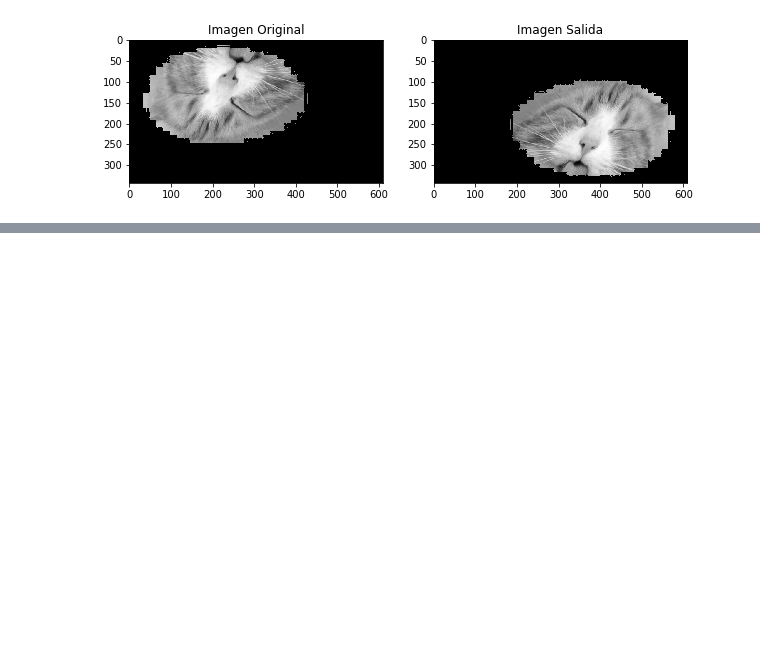
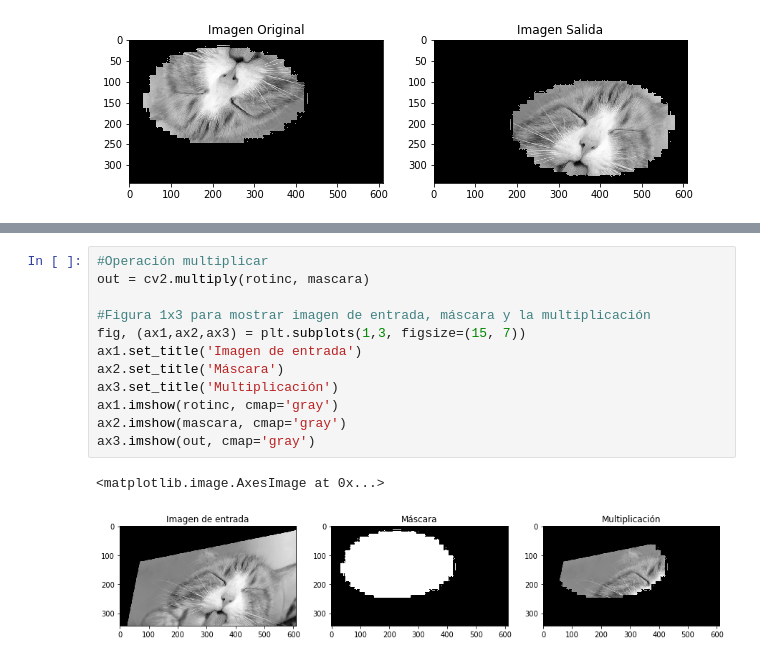
Before and after one commit to sanrestrepo98/Vision-Artificial-9, a Jupyter notebook: Practicas/Practica 1/Practica semanas 4 5 6.ipynb, the cells around one changed output, grey strips where cells are left out. Cells and saved outputs as stored; diff of their text form; blank space fills up the shorter version.

```diff
--- a/Practicas/Practica 1/Practica semanas 4 5 6.ipynb
+++ b/Practicas/Practica 1/Practica semanas 4 5 6.ipynb
@@ -267,0 +311,15 @@ plt.title("Imagen Salida");
+# %%
+#Operación multiplicar
+out = cv2.multiply(rotinc, mascara)
+
+#Figura 1x3 para mostrar imagen de entrada, máscara y la multiplicación
+fig, (ax1,ax2,ax3) = plt.subplots(1,3, figsize=(15, 7))
+ax1.set_title('Imagen de entrada')
+ax2.set_title('Máscara')
+ax3.set_title('Multiplicación')
+ax1.imshow(rotinc, cmap='gray')
+ax2.imshow(mascara, cmap='gray')
+ax3.imshow(out, cmap='gray')
+# %% [output]
+<matplotlib.image.AxesImage at 0x...>
+[figure, added]
```
Also changed, not shown: parts of 19 cells of this notebook, 1 other file.
